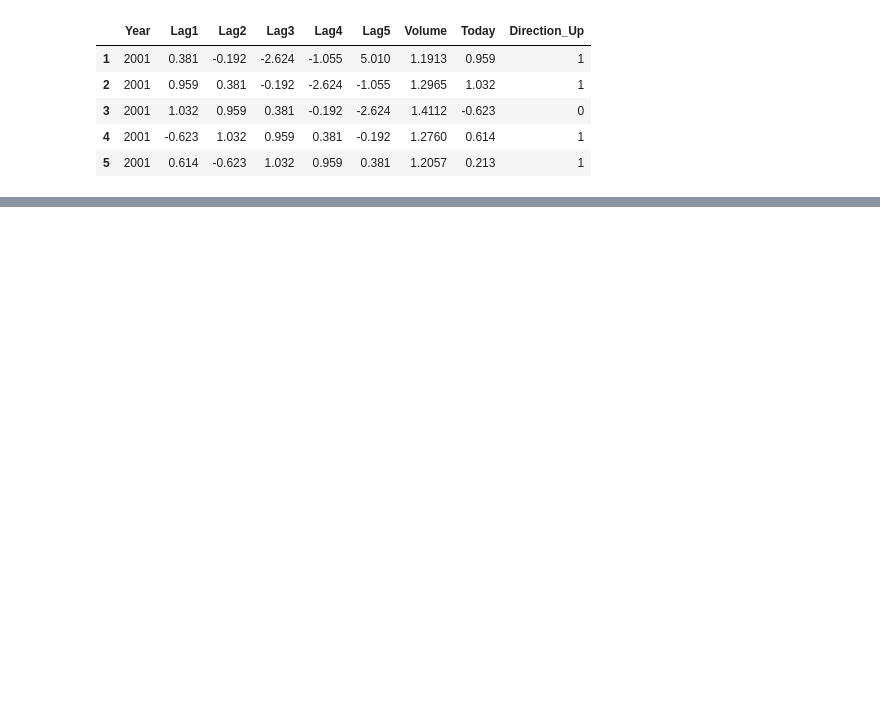
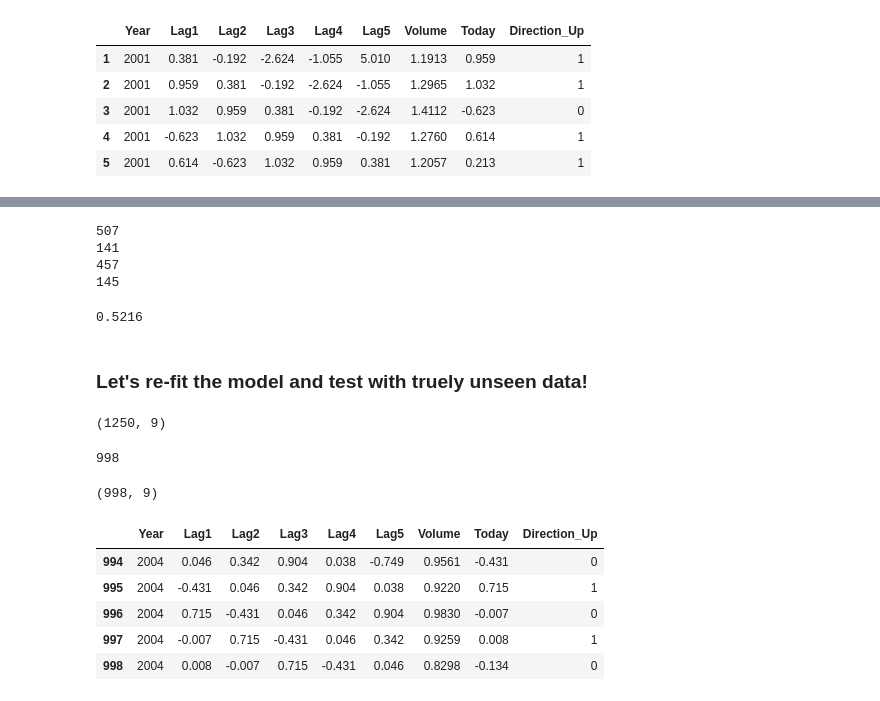
Before and after one commit to Jovinus/pattern-recognition, a Jupyter notebook: lab4.ipynb, the cells around one changed output, grey strips where cells are left out. Cells and saved outputs as stored; diff of their text form; code cells hidden in the pictures; blank space fills up the shorter version.

```diff
--- a/lab4.ipynb
+++ b/lab4.ipynb
@@ -88,0 +143,38 @@ y = Smarket_enc.Direction_Up
+# %%
+# let's manually check
+print(sum((Y == 1) & (Yhat == 1)))    # 507 Ups are (correctly) predicted as Ups
+print(sum((Y == 1) & (Yhat == 0)))  # 141 Ups are predicted as Downs
+print(sum((Y == 0) & (Yhat == 1)))    # 457 Downs are predicted as Ups
+print(sum((Y == 0) & (Yhat == 0)))  # 145 Ups are (correctly) predicted as Downs
+# %% [output]
+507
+141
+457
+145
+# %%
+# average accuracy
+np.mean(Y==Yhat)
+# %% [output]
+0.5216
+# %% [markdown]
+### Let's re-fit the model and test with truely unseen data!
+# %%
+print(Smarket.shape)  # 1250 samples
+idxTrain=Smarket_enc['Year']<2005 # use 998 samples for training!
+sum(idxTrain)
+# %% [output]
+(1250, 9)
+998
+# %%
+# select training data (year < 2005)
+Smarket_enc_train = Smarket_enc.loc[idxTrain]
+print(Smarket_enc_train.shape)
+Smarket_enc_train.tail()
+# %% [output]
+(998, 9)
+|  | Year | Lag1 | Lag2 | Lag3 | Lag4 | Lag5 | Volume | Today | Direction_Up |
+| 994 | 2004 | 0.046 | 0.342 | 0.904 | 0.038 | -0.749 | 0.9561 | -0.431 | 0 |
+| 995 | 2004 | -0.431 | 0.046 | 0.342 | 0.904 | 0.038 | 0.9220 | 0.715 | 1 |
+| 996 | 2004 | 0.715 | -0.431 | 0.046 | 0.342 | 0.904 | 0.9830 | -0.007 | 0 |
+| 997 | 2004 | -0.007 | 0.715 | -0.431 | 0.046 | 0.342 | 0.9259 | 0.008 | 1 |
+| 998 | 2004 | 0.008 | -0.007 | 0.715 | -0.431 | 0.046 | 0.8298 | -0.134 | 0 |
```
Also changed, not shown: parts of 19 cells of this notebook.
